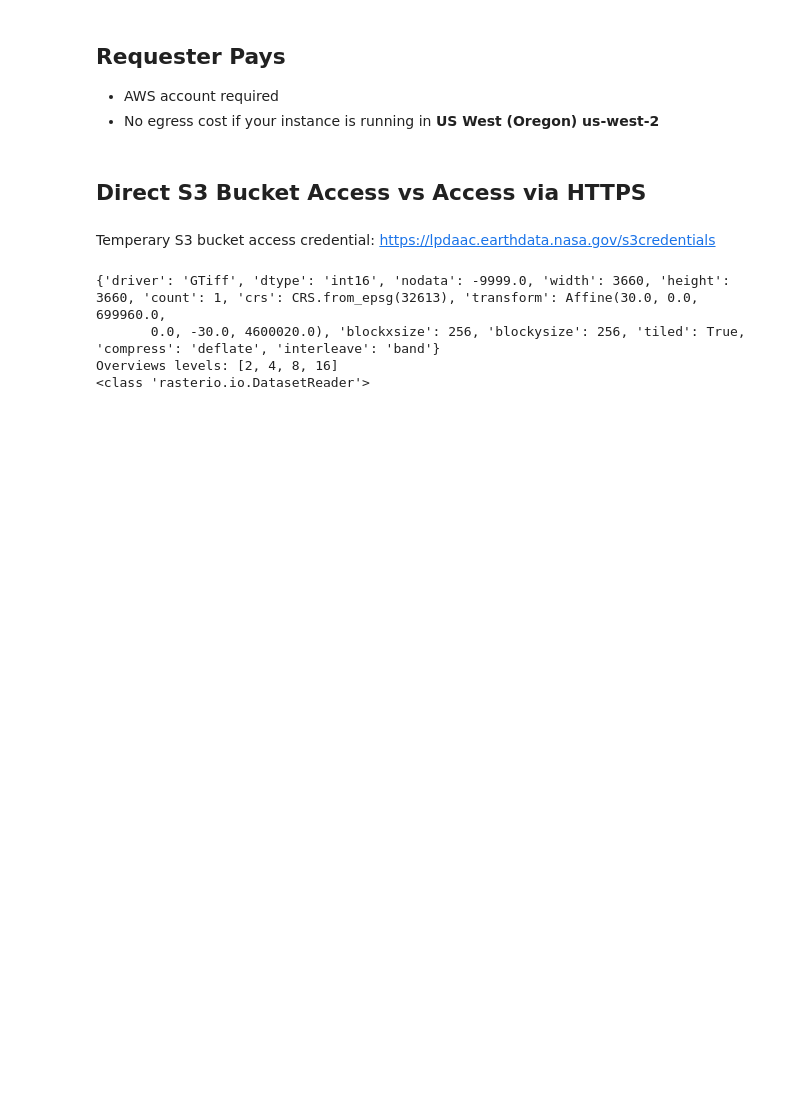
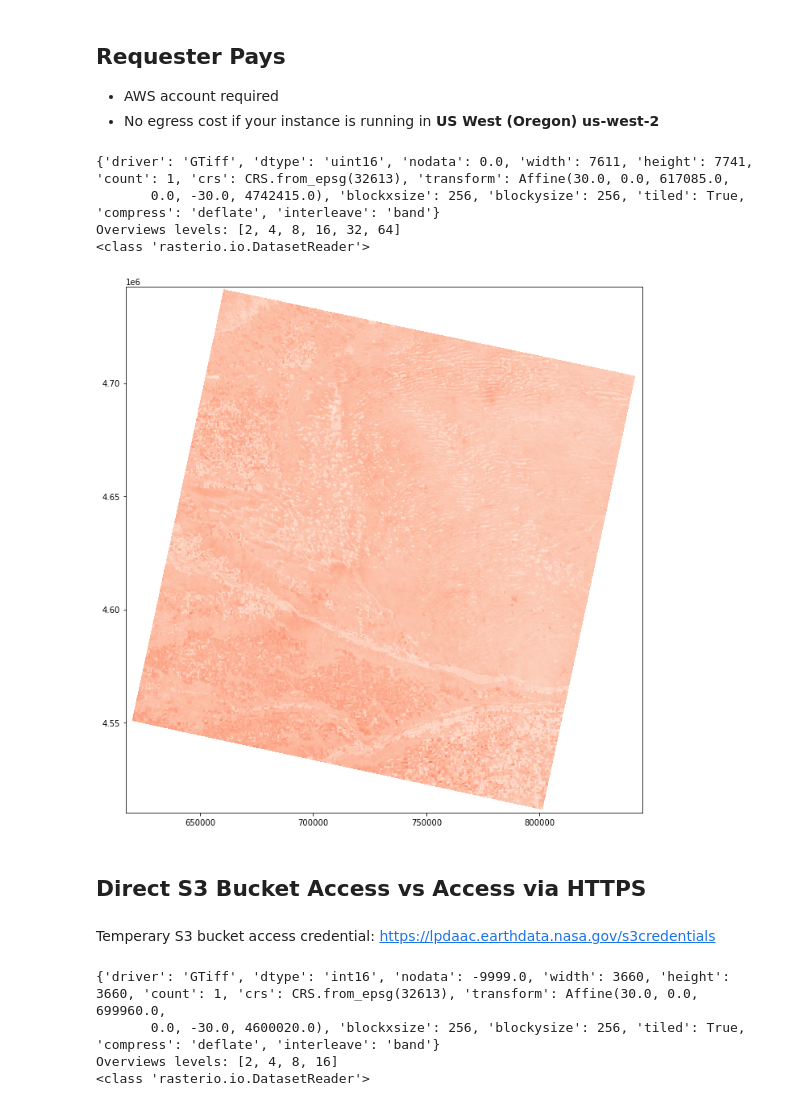
Before and after one commit to amfriesz/lpdaac_cloud_data_access, a Jupyter notebook: notebooks/Topic_1__AWS_Data_Access.ipynb, the cells around one changed output. Saved outputs shown, nothing was run; the diff lists cells and outputs as text; code cells hidden in the pictures; blank space fills up the shorter version.

```diff
--- a/notebooks/Topic_1__AWS_Data_Access.ipynb
+++ b/notebooks/Topic_1__AWS_Data_Access.ipynb
@@ -102,20 +102,27 @@ Wall time: 2min 30s
 - AWS account required
 - No egress cost if your instance is running in **US West (Oregon) us-west-2**
 # %%
-# session = boto3.Session(region_name='us-west-2')
+session = boto3.Session()
 # %%
-# rp_url = 's3://usgs-landsat/collection02/level-2/standard/oli-tirs/2020/032/031/LC08_L2SP_032031_20200704_20210330_02_T1/LC08_L2SP_032031_20200704_20210330_02_T1_SR_B4.TIF'
-#rp_url = 's3://usgs-landsat/collection02/level-2/standard/oli-tirs/2020/026/027/LC08_L2SP_026027_20200827_20200906_02_T1/LC08_L2SP_026027_20200827_20200906_02_T1_SR_B2.TIF'
+rp_url = 's3://usgs-landsat/collection02/level-2/standard/oli-tirs/2020/032/031/LC08_L2SP_032031_20200704_20210330_02_T1/LC08_L2SP_032031_20200704_20210330_02_T1_SR_B4.TIF'
+#rp_url = 's3://usgs-landsat/collection02/level-2/standard/oli-tirs/2020/032/032/LC08_L2SP_032032_20200704_20210330_02_T1/LC08_L2SP_032032_20200704_20210330_02_T1_SR_B4.TIF'
 # %%
-# with rio.Env(session, requester_pays=True),
-#              AWS_NO_SIGN_REQUEST='NO'):
-#     with rio.open(rp_url) as src:
-#         print(src.profile)
-#         print(f'Overviews levels: {src.overviews(1)}')
-#         print(type(src))
+with rio.Env(AWSSession(session, requester_pays=True),
+             AWS_NO_SIGN_REQUEST='NO',
+             GDAL_DISABLE_READDIR_ON_OPEN='TRUE'):
+    with rio.open(rp_url) as src:
+        print(src.profile)
+        print(f'Overviews levels: {src.overviews(1)}')
+        print(type(src))
 
-#         fig, ax = plt.subplots(1, figsize=(12, 12))
-#         show(src, cmap='YlGnBu')
+        fig, ax = plt.subplots(1, figsize=(12, 12))
+        show(src, cmap='Reds')
+# %% [output]
+{'driver': 'GTiff', 'dtype': 'uint16', 'nodata': 0.0, 'width': 7611, 'height': 7741, 'count': 1, 'crs': CRS.from_epsg(32613), 'transform': Affine(30.0, 0.0, 617085.0,
+       0.0, -30.0, 4742415.0), 'blockxsize': 256, 'blockysize': 256, 'tiled': True, 'compress': 'deflate', 'interleave': 'band'}
+Overviews levels: [2, 4, 8, 16, 32, 64]
+<class 'rasterio.io.DatasetReader'>
+[figure, added]
 # %% [markdown]
 ## Direct S3 Bucket Access vs Access via HTTPS
 # %% [markdown]
```
Also changed, not shown: parts of 6 cells of this notebook, 3 other files.
